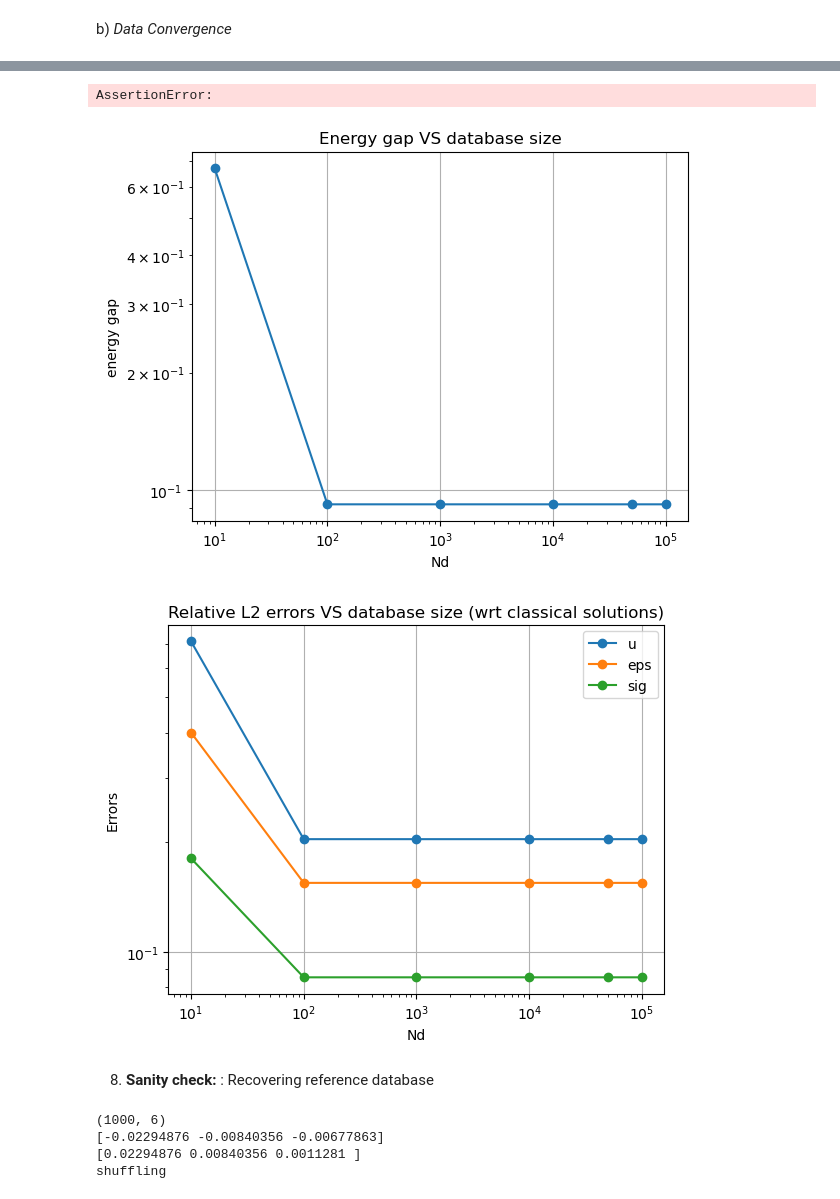
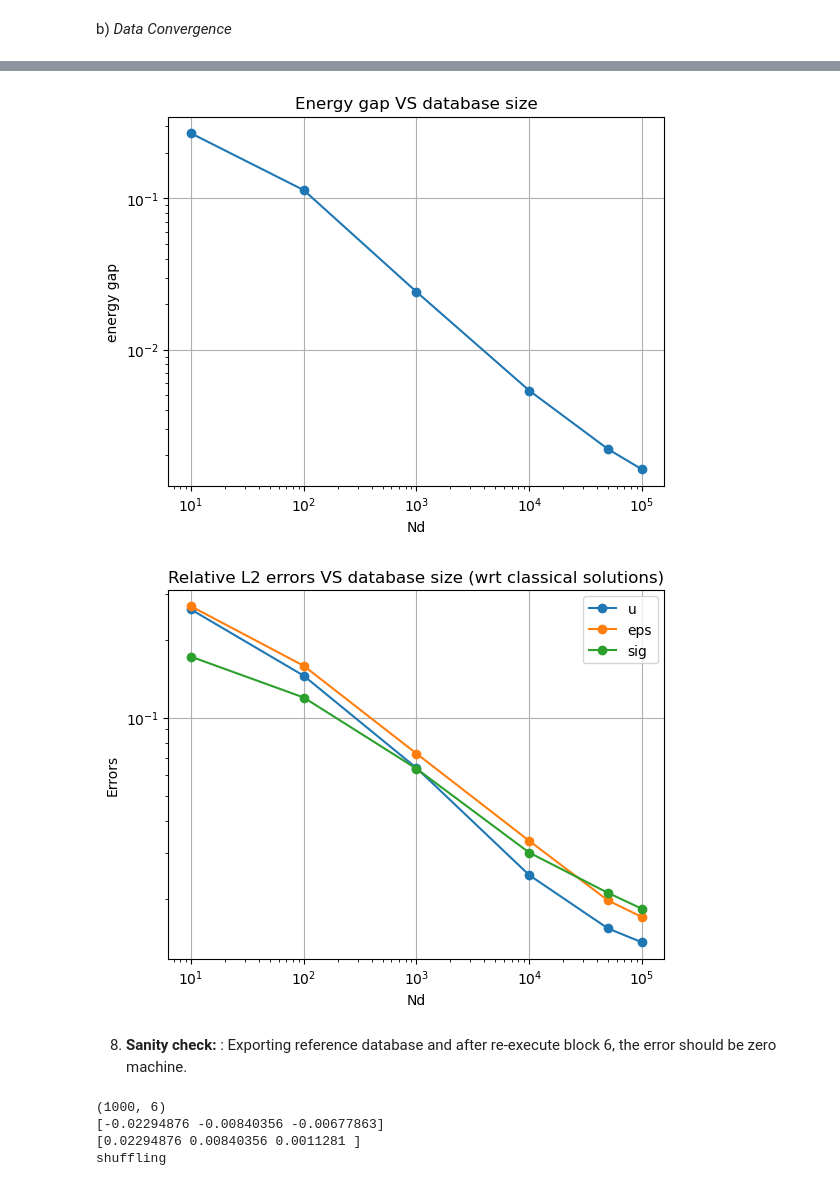
Before and after one commit to felipefr/ddfenics, a Jupyter notebook: tutorial/linear/main_bar_dd.ipynb, the cells around one changed output, grey strips where cells are left out. Cells and saved outputs as stored; diff of their text form; code cells hidden in the pictures.

```diff
--- a/tutorial/linear/main_bar_dd.ipynb
+++ b/tutorial/linear/main_bar_dd.ipynb
@@ -21,7 +21,7 @@ from ddfenics.dd.ddmaterial import DDMaterial
 
 database_file = 'database_generated.txt'
 
-Nd = 100 # number of points
+Nd = 100000 # number of points
 noise = 0.0
 eps_range = np.array([[-0.03,0.03], [-0.009, 0.009], [-0.012, 0.002]]).T
 E = 100.0
@@ -256,8 +258,8 @@ plt.grid()
 
 print(error_u[-1], error_eps[-1],error_sig[-1])
 
-assert np.allclose(error_u[-1], 0.10206168085265364)
-assert np.allclose(error_eps[-1], 0.15487664908434)
-assert np.allclose(error_sig[-1], 0.0853013784668318)
+assert np.allclose(error_u[-1], 0.013566673395658388 )
+assert np.allclose(error_eps[-1], 0.01698719223058678)
+assert np.allclose(error_sig[-1], 0.0182781593410489)
 # %% [output]
 shuffling
@@ -280,6 +282,5 @@ shuffling
-AssertionError:
-[figure, old version]
+[figure, new version]
-[figure, old version]
+[figure, new version]
-# %% [markdown]
-8. **Sanity check:** : Recovering reference database
+# %% [markdown]
+8. **Sanity check:** : Exporting reference database and after re-execute block 6, the error should be zero machine.
 # %%
```
Also changed, not shown: parts of 6 cells of this notebook, 11 other files.
